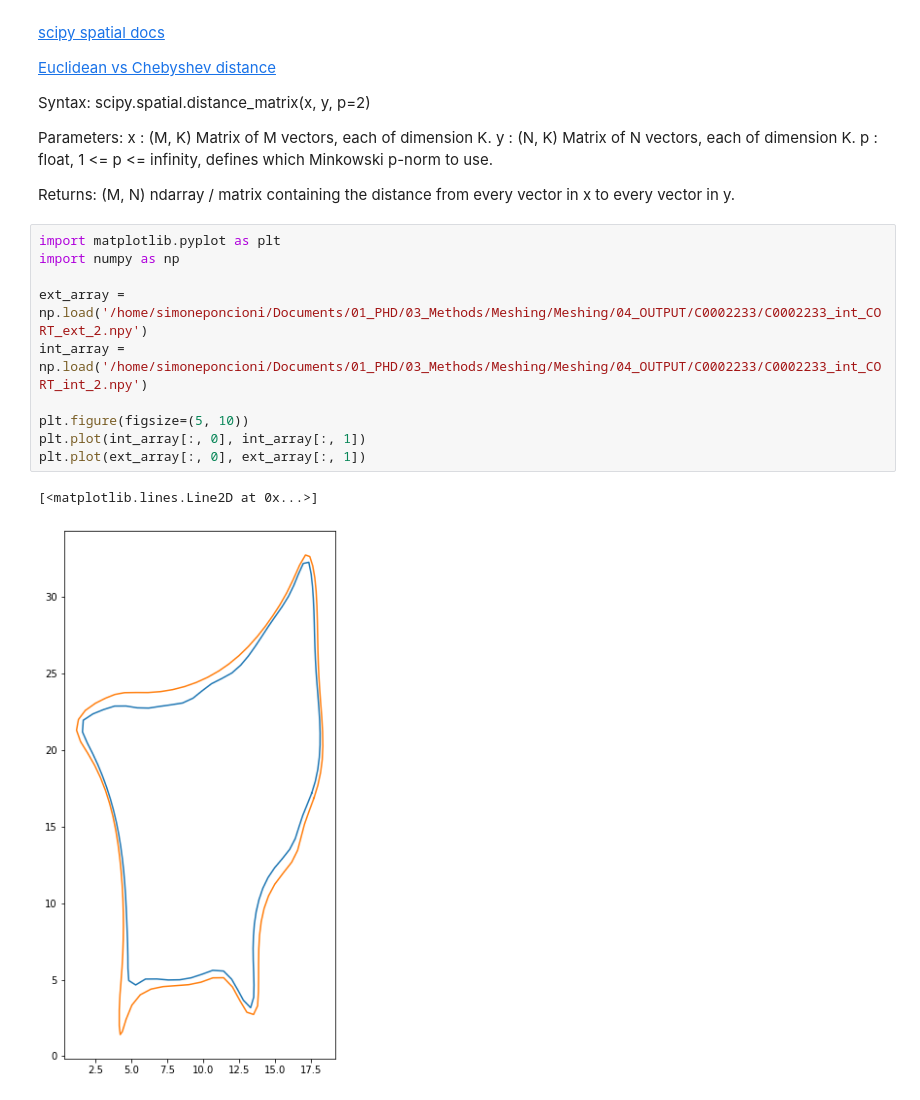
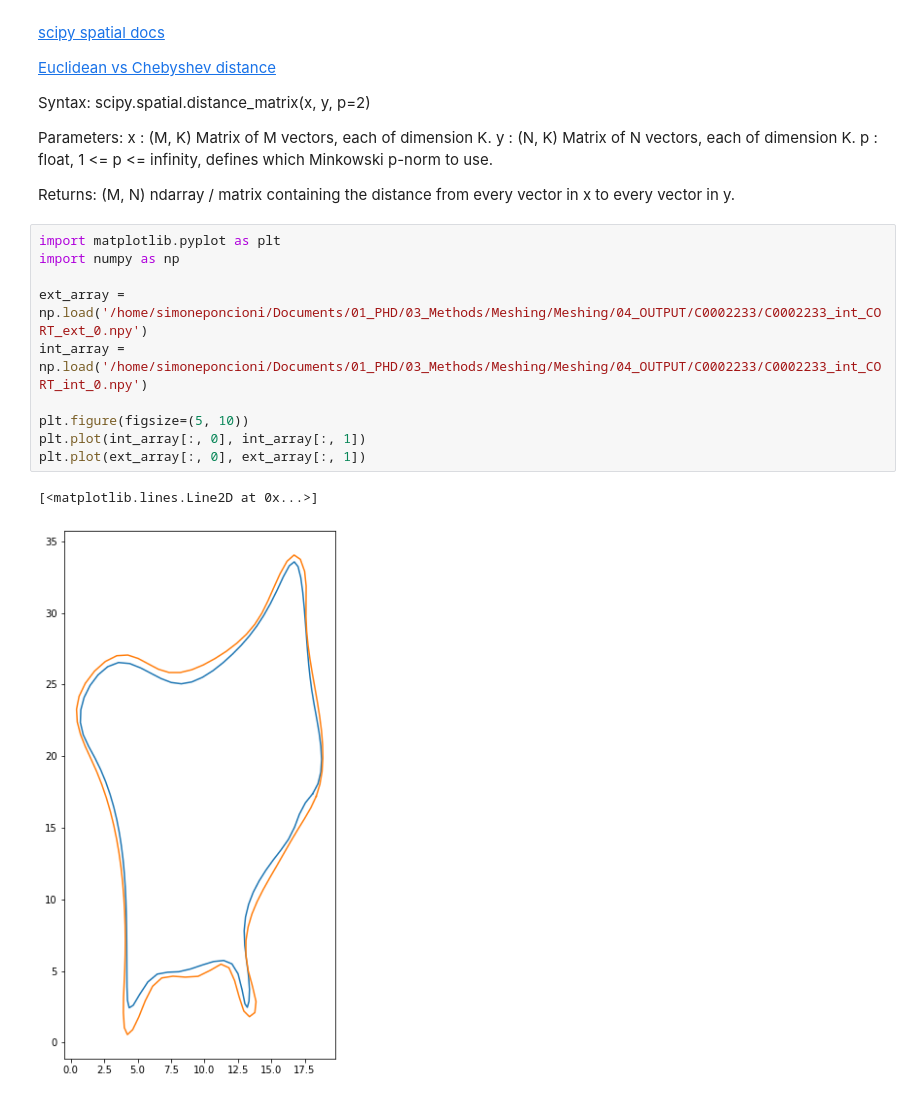
Before and after one commit to artorg-unibe-ch/spline_mesher, a Jupyter notebook: tmp/intersection_internal.ipynb, the cells around one changed output. Saved outputs shown, nothing was run; the diff lists cells and outputs as text.

Commit message:
cort. sanity working version with cleaning needed

```diff
--- a/tmp/intersection_internal.ipynb
+++ b/tmp/intersection_internal.ipynb
@@ -657,16 +657,16 @@ Returns: (M, N) ndarray
 # %%
 import matplotlib.pyplot as plt
 import numpy as np
 
-ext_array = np.load('/home/simoneponcioni/Documents/01_PHD/03_Methods/Meshing/Meshing/04_OUTPUT/C0002233/C0002233_int_CORT_ext_2.npy')
-int_array = np.load('/home/simoneponcioni/Documents/01_PHD/03_Methods/Meshing/Meshing/04_OUTPUT/C0002233/C0002233_int_CORT_int_2.npy')
+ext_array = np.load('/home/simoneponcioni/Documents/01_PHD/03_Methods/Meshing/Meshing/04_OUTPUT/C0002233/C0002233_int_CORT_ext_0.npy')
+int_array = np.load('/home/simoneponcioni/Documents/01_PHD/03_Methods/Meshing/Meshing/04_OUTPUT/C0002233/C0002233_int_CORT_int_0.npy')
 
 plt.figure(figsize=(5, 10))
 plt.plot(int_array[:, 0], int_array[:, 1])
 plt.plot(ext_array[:, 0], ext_array[:, 1])
 # %% [output]
 [<matplotlib.lines.Line2D at 0x...>]
-[figure, old version]
+[figure, new version]
 # %%
 import numpy as np
 from scipy.spatial import distance_matrix
```
Also changed, not shown: parts of 12 cells of this notebook, 4 other files.
